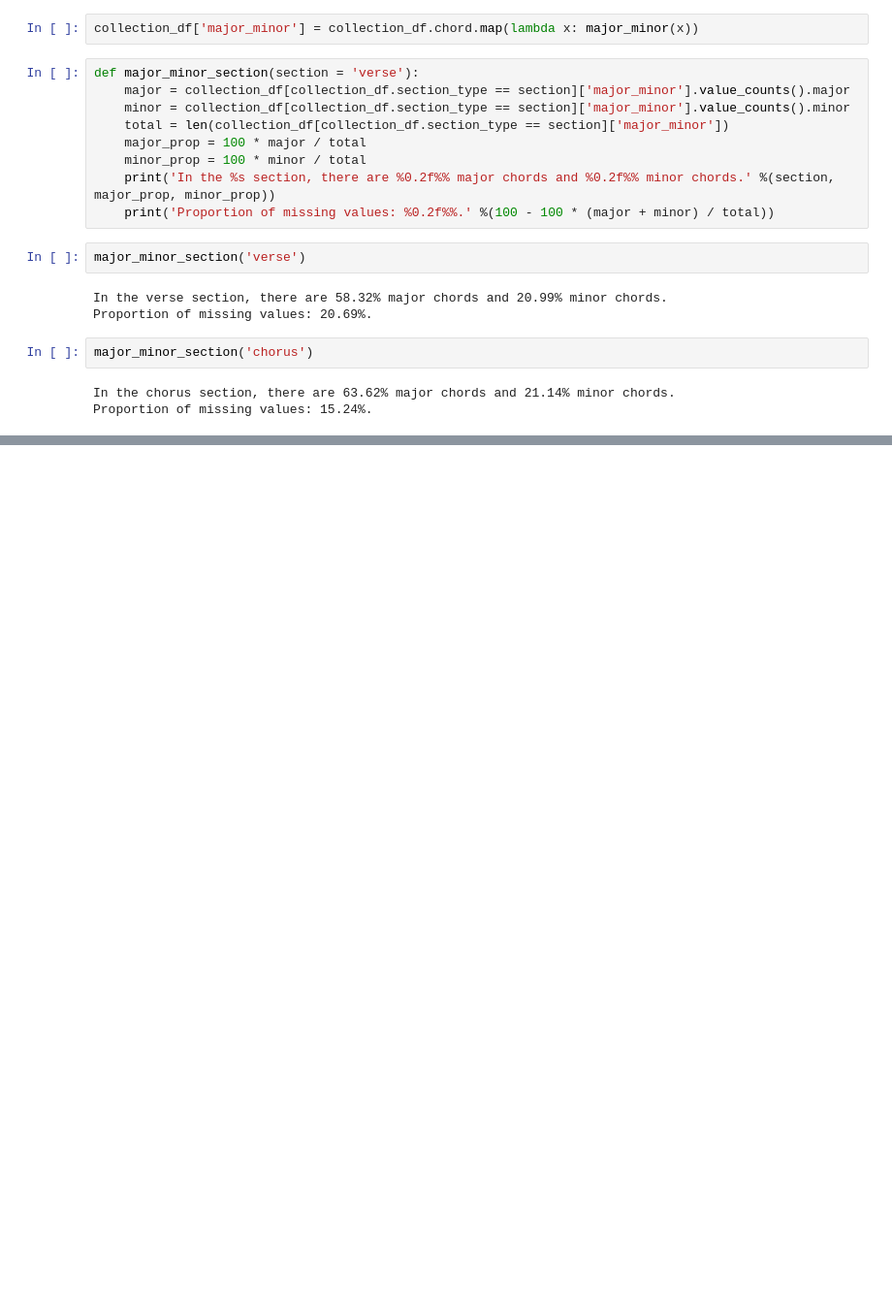
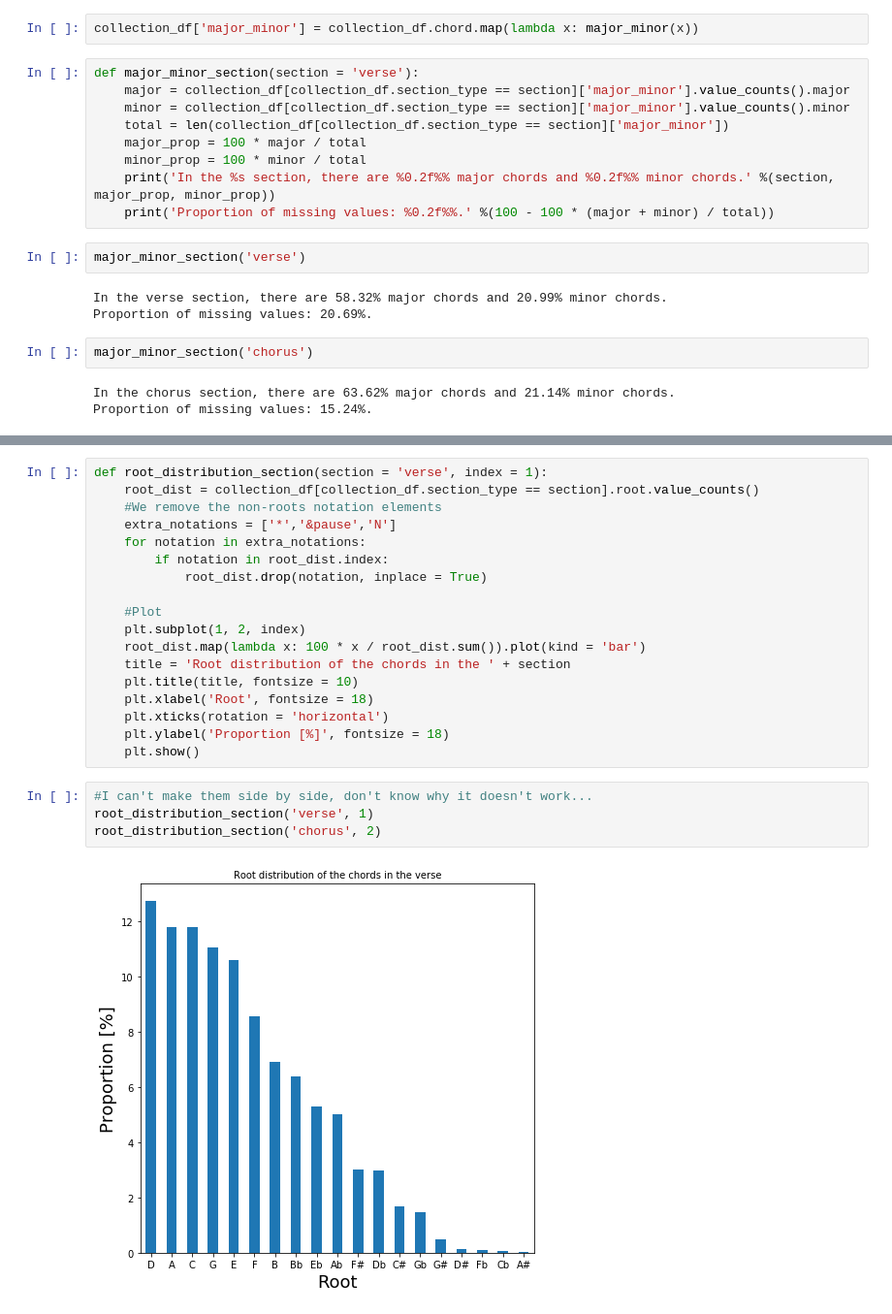
Before and after one commit to GiacomoAlliata/DigitalMusicologyProject, a Jupyter notebook: data_preprocessing.ipynb, the cells around one changed output, grey strips where cells are left out. Shown at 97% size. Cells and saved outputs as stored; diff of their text form; blank space fills up the shorter version.

```diff
--- a/data_preprocessing.ipynb
+++ b/data_preprocessing.ipynb
@@ -584,0 +609,24 @@ Proportion of missing values: 15.24%.
+# %%
+def root_distribution_section(section = 'verse', index = 1):
+    root_dist = collection_df[collection_df.section_type == section].root.value_counts()
+    #We remove the non-roots notation elements
+    extra_notations = ['*','&pause','N']
+    for notation in extra_notations:
+        if notation in root_dist.index:
+            root_dist.drop(notation, inplace = True)
+
+    #Plot
+    plt.subplot(1, 2, index)
+    root_dist.map(lambda x: 100 * x / root_dist.sum()).plot(kind = 'bar')
+    title = 'Root distribution of the chords in the ' + section
+    plt.title(title, fontsize = 10)
+    plt.xlabel('Root', fontsize = 18)
+    plt.xticks(rotation = 'horizontal')
+    plt.ylabel('Proportion [%]', fontsize = 18)
+    plt.show()
+# %%
+#I can't make them side by side, don't know why it doesn't work...
+root_distribution_section('verse', 1)
+root_distribution_section('chorus', 2)
+# %% [output]
+[figure, added]
```
Also changed, not shown: parts of 8 cells of this notebook.
